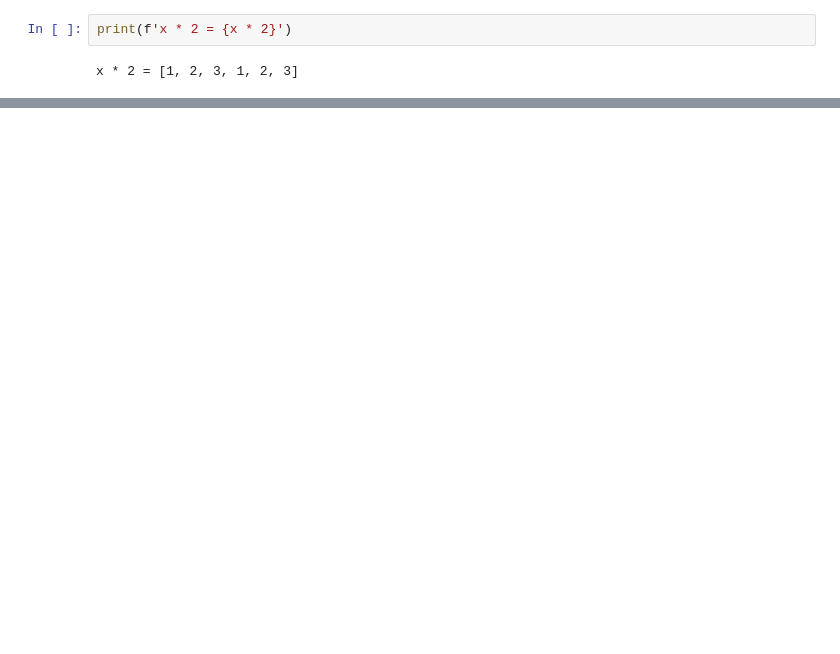
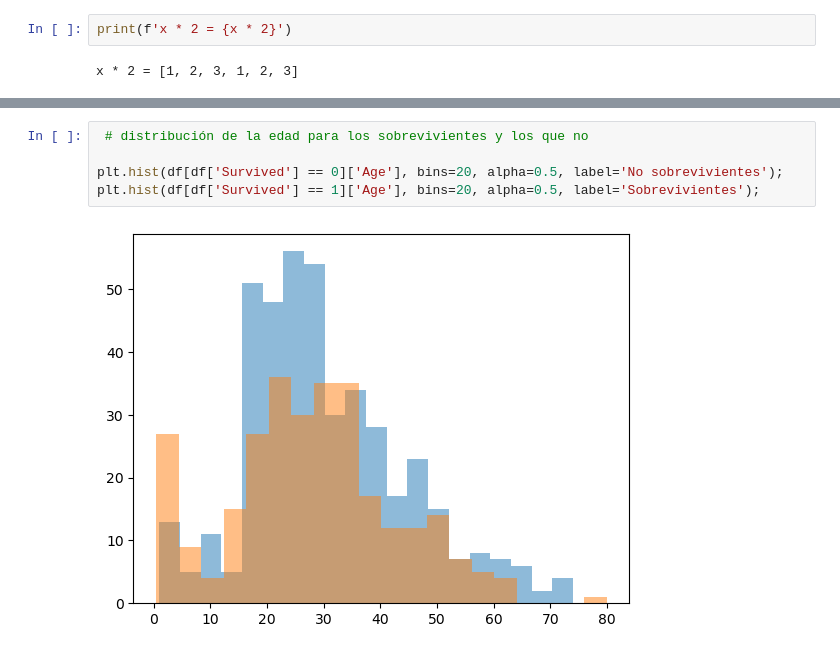
Before and after one commit to jealcalat/python4da, a Jupyter notebook: nbs/pt2_numpy-pandas-matplotlib.ipynb, the cells around one changed output, grey strips where cells are left out. Drawn from its saved outputs; the diff is of its cells as text; blank space fills up the shorter version.

```diff
--- a/nbs/pt2_numpy-pandas-matplotlib.ipynb
+++ b/nbs/pt2_numpy-pandas-matplotlib.ipynb
@@ -45,0 +201,7 @@ y * 2 = [2 4 6]
+# %%
+ # distribución de la edad para los sobrevivientes y los que no
+
+plt.hist(df[df['Survived'] == 0]['Age'], bins=20, alpha=0.5, label='No sobrevivientes');
+plt.hist(df[df['Survived'] == 1]['Age'], bins=20, alpha=0.5, label='Sobrevivientes');
+# %% [output]
+[figure, added]
```
Also changed, not shown: parts of 29 cells of this notebook, 5 other files.
